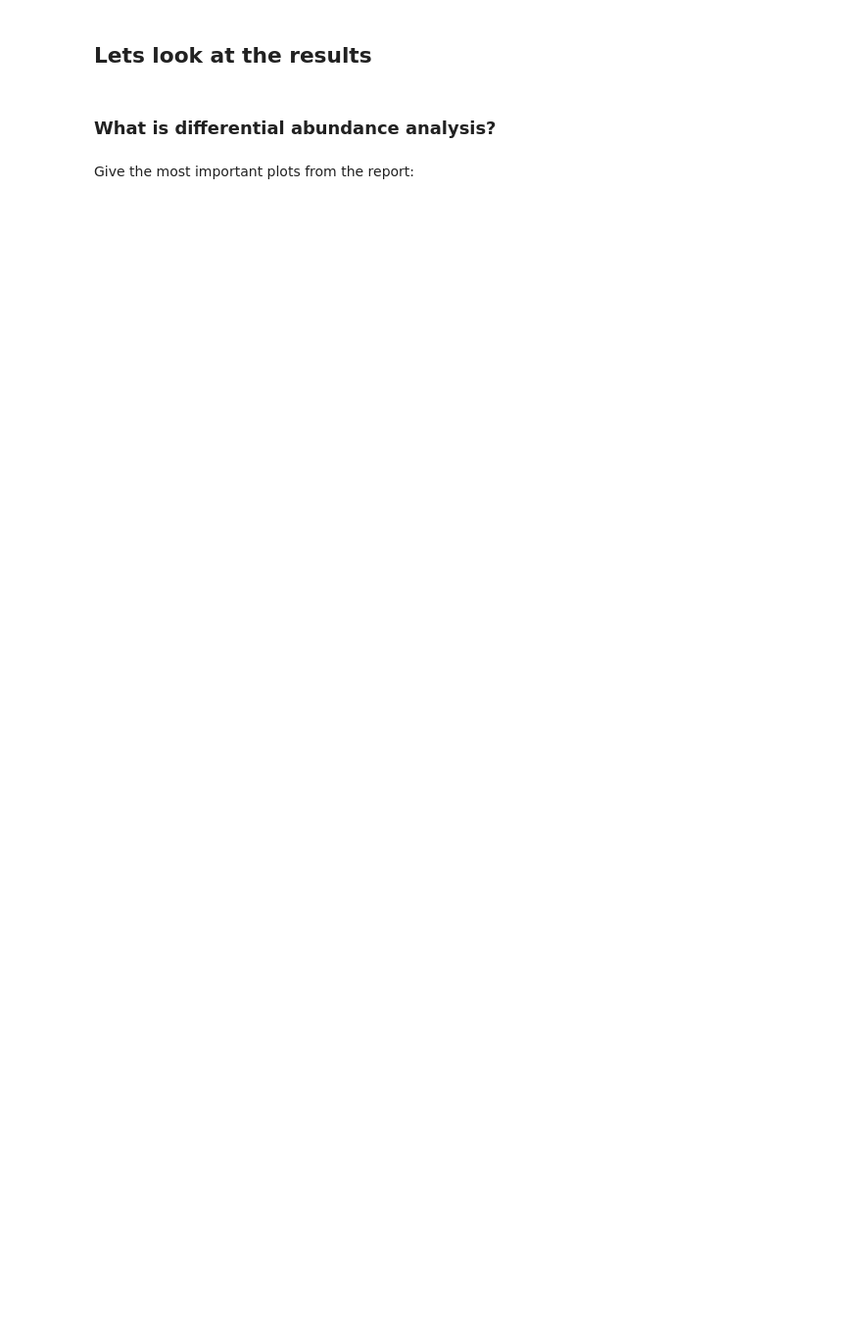
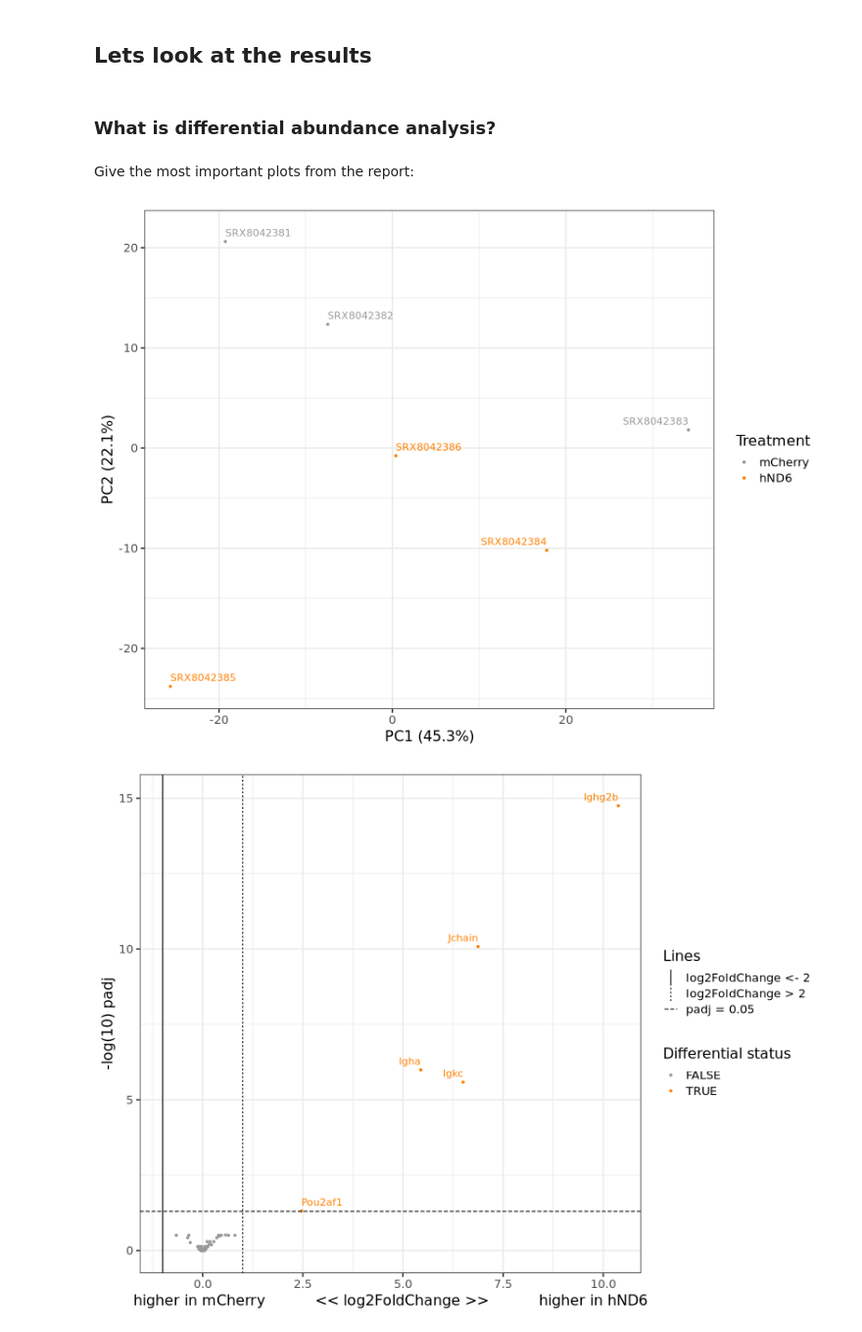
Before and after one commit to NilsWaff/waffenschmidt, a Jupyter notebook: notebooks/day_01/day_01.ipynb, the cells around one changed output. Shown: that part at 98% size. Cells and saved outputs as stored; diff of their text form; code cells hidden in the pictures; blank space fills up the shorter version.

```diff
--- a/notebooks/day_01/day_01.ipynb
+++ b/notebooks/day_01/day_01.ipynb
@@ -105,3 +123,15 @@ What changed?
 ### What is differential abundance analysis?
 # %% [markdown]
 Give the most important plots from the report:
+# %%
+from IPython.display import Image, display
+
+img_path1 = "/Users/nilswaffenschmidt/waffenschmidt/notebooks/day_01/output/run_1/plots/exploratory/treatment/png/pca2d.png"
+display(Image(filename=img_path1))
+
+# Replace with your path
+img_path2 = "/Users/nilswaffenschmidt/waffenschmidt/notebooks/day_01/output/run_1/plots/differential/treatment_mCherry_hND6_/png/volcano.png"
+display(Image(filename=img_path2))
+# %% [output]
+[figure, added]
+[figure, added]
```
Also changed, not shown: parts of 10 cells of this notebook.
